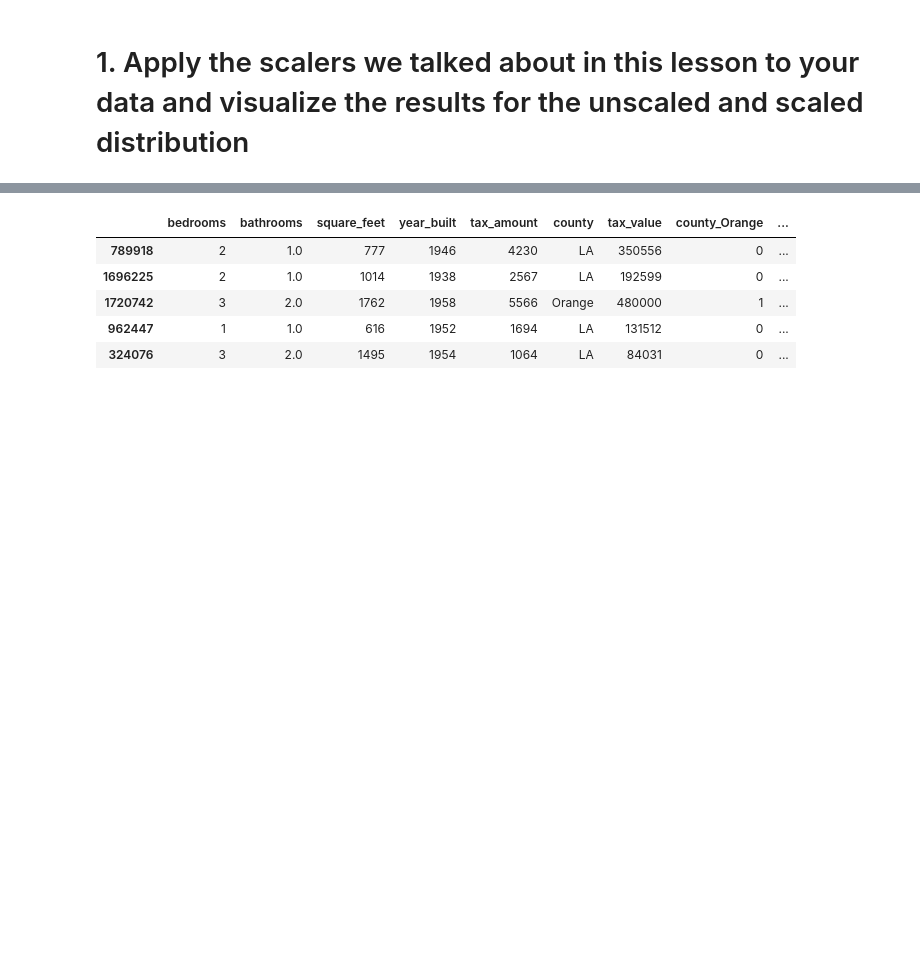
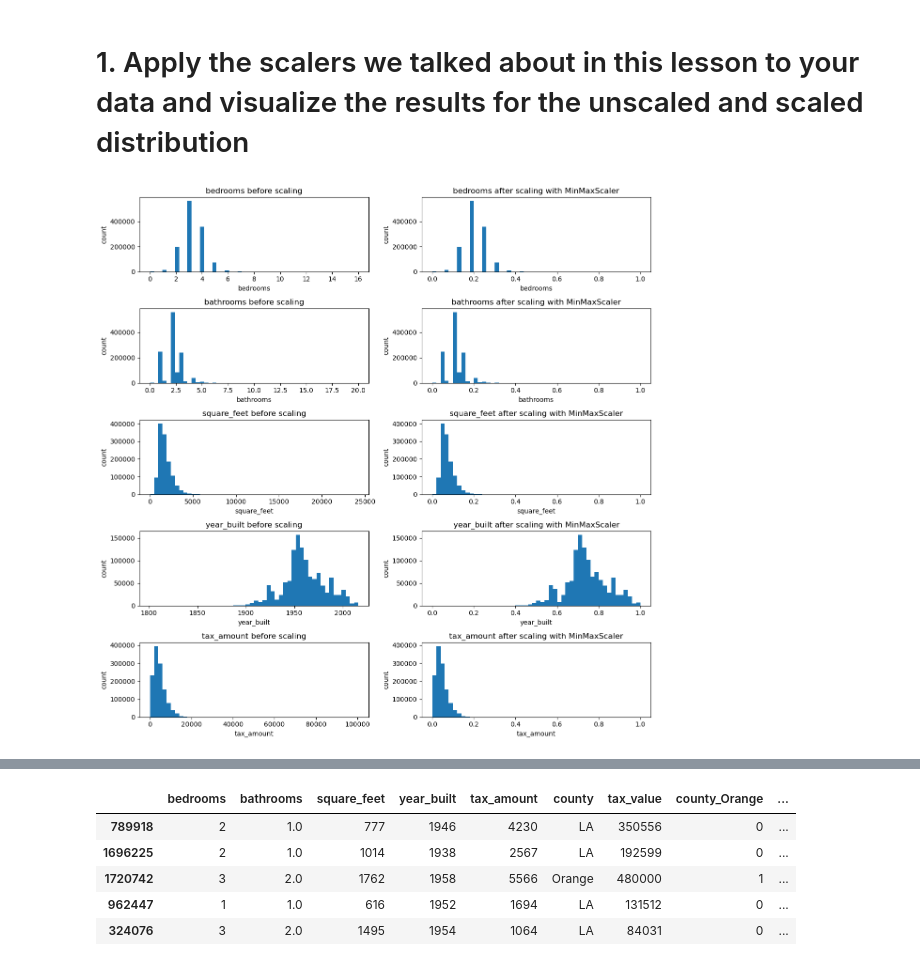
Before and after one commit to corey-hermesch/regression-exercises, a Jupyter notebook: scaling.ipynb, the cells around one changed output, grey strips where cells are left out. Cells and saved outputs as stored; diff of their text form; code cells hidden in the pictures; blank space fills up the shorter version.

```diff
--- a/scaling.ipynb
+++ b/scaling.ipynb
@@ -36,3 +36,10 @@ Test: (406635, 9)
 # 1. Apply the scalers we talked about in this lesson to your data and visualize the results for the unscaled and scaled distribution
 # %%
 to_scale = ['bedrooms', 'bathrooms', 'square_feet', 'year_built', 'tax_amount']
+# %%
+w.visualize_scaler(scaler=MinMaxScaler(),
+                     df=train,
+                     columns_to_scale=to_scale,
+                     bins=50)
+# %% [output]
+[figure, added]
```
Also changed, not shown: parts of 34 cells of this notebook, 3 other files.
